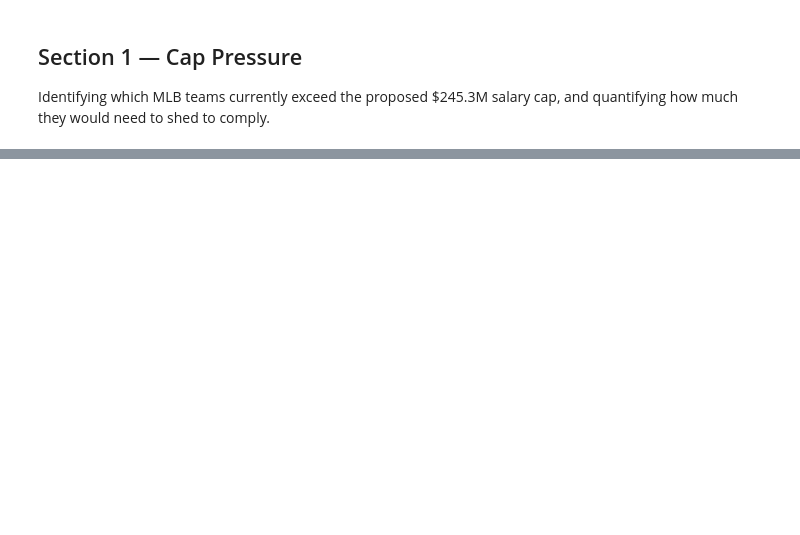
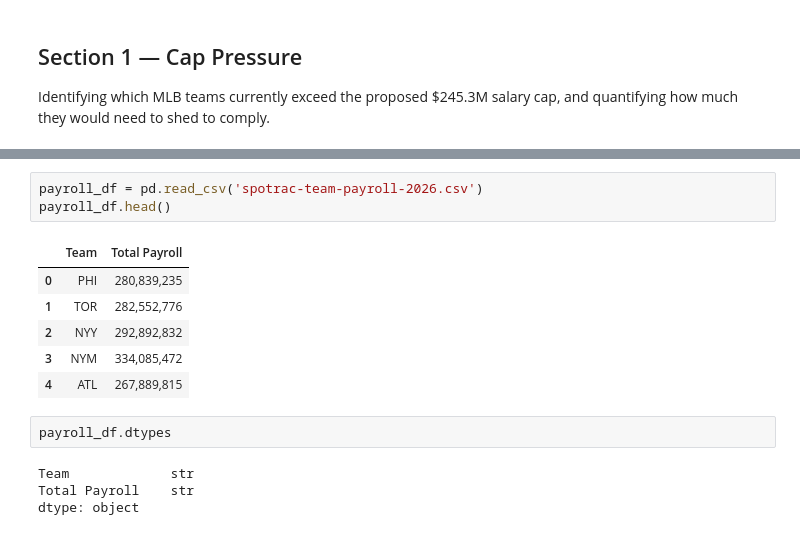
Before and after one commit to cmraymond96/mlb-salary-cap-analysis, a Jupyter notebook: mlb-salary-cap-analysis.ipynb, the cells around one changed output, grey strips where cells are left out. Drawn from its saved outputs; the diff is of its cells as text; blank space fills up the shorter version.

Commit message:
Initial data scraping methods failed. Pulled in 2026 team salary manually

```diff
--- a/mlb-salary-cap-analysis.ipynb
+++ b/mlb-salary-cap-analysis.ipynb
@@ -27,0 +62,16 @@ and quantifying how much they would need to shed to comply.
+# %%
+payroll_df = pd.read_csv('spotrac-team-payroll-2026.csv')
+payroll_df.head()
+# %% [output]
+|  | Team | Total Payroll |
+| 0 | PHI | 280,839,235 |
+| 1 | TOR | 282,552,776 |
+| 2 | NYY | 292,892,832 |
+| 3 | NYM | 334,085,472 |
+| 4 | ATL | 267,889,815 |
+# %%
+payroll_df.dtypes
+# %% [output]
+Team             str
+Total Payroll    str
+dtype: object
```
Also changed, not shown: parts of 4 cells of this notebook, 2 other files.
